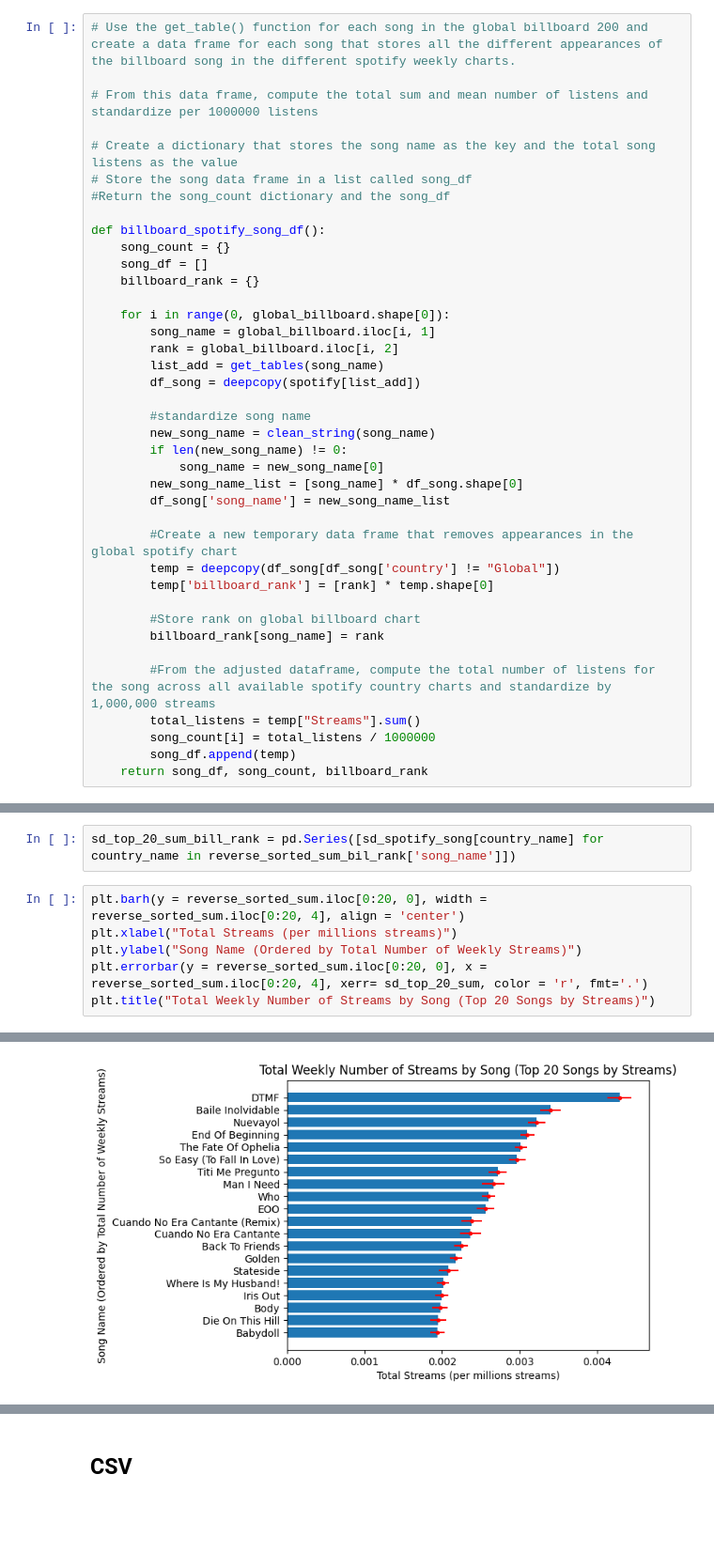
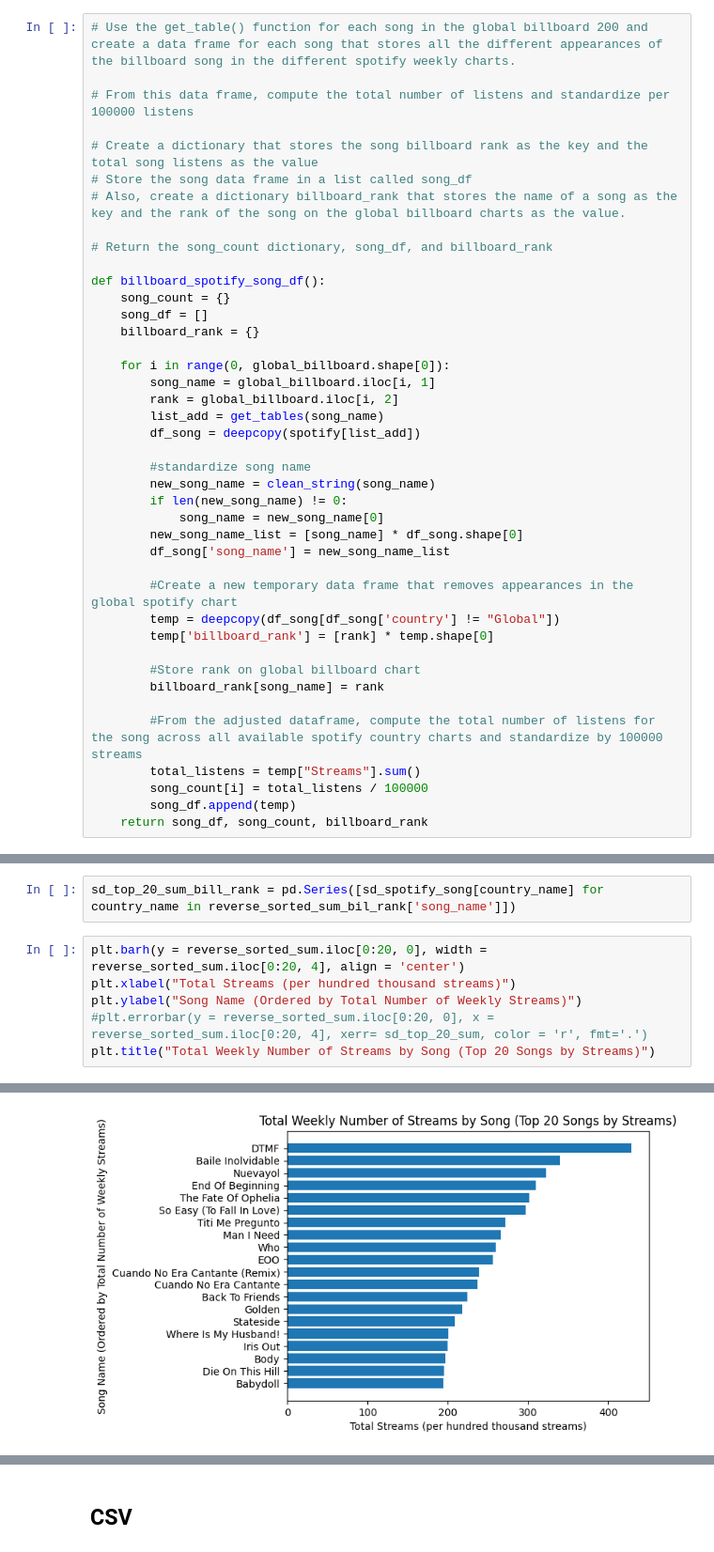
Before and after one commit to pvcampos-stack/220FinalProject_BillboardData, a Jupyter notebook: scraping_analysis/ExploratoryAnalysis.ipynb, the cells around one changed output, grey strips where cells are left out. Shown at 94% size. Cells and saved outputs as stored; diff of their text form; blank space fills up the shorter version.

```diff
--- a/scraping_analysis/ExploratoryAnalysis.ipynb
+++ b/scraping_analysis/ExploratoryAnalysis.ipynb
@@ -106,11 +184,13 @@ def get_tables(name):
 # %%
 # Use the get_table() function for each song in the global billboard 200 and create a data frame for each song that stores all the different appearances of the billboard song in the different spotify weekly charts.
 
-# From this data frame, compute the total sum and mean number of listens and standardize per 1000000 listens
+# From this data frame, compute the total number of listens and standardize per 100000 listens
 
-# Create a dictionary that stores the song name as the key and the total song listens as the value
+# Create a dictionary that stores the song billboard rank as the key and the total song listens as the value
 # Store the song data frame in a list called song_df
-#Return the song_count dictionary and the song_df
+# Also, create a dictionary billboard_rank that stores the name of a song as the key and the rank of the song on the global billboard charts as the value.
+
+# Return the song_count dictionary, song_df, and billboard_rank
 
 def billboard_spotify_song_df():
     song_count = {}
@@ -137,9 +217,9 @@ def billboard_spotify_song_df():
         #Store rank on global billboard chart
         billboard_rank[song_name] = rank
 
-        #From the adjusted dataframe, compute the total number of listens for the song across all available spotify country charts and standardize by 1,000,000 streams
+        #From the adjusted dataframe, compute the total number of listens for the song across all available spotify country charts and standardize by 100000 streams
         total_listens = temp["Streams"].sum()
-        song_count[i] = total_listens / 1000000
+        song_count[i] = total_listens / 100000
         song_df.append(temp)
     return song_df, song_count, billboard_rank
 # %%
@@ -544,12 +694,12 @@ reverse_sorted_sum_bil_rank
 sd_top_20_sum_bill_rank = pd.Series([sd_spotify_song[country_name] for country_name in reverse_sorted_sum_bil_rank['song_name']])
 # %%
 plt.barh(y = reverse_sorted_sum.iloc[0:20, 0], width = reverse_sorted_sum.iloc[0:20, 4], align = 'center')
-plt.xlabel("Total Streams (per millions streams)")
+plt.xlabel("Total Streams (per hundred thousand streams)")
 plt.ylabel("Song Name (Ordered by Total Number of Weekly Streams)")
-plt.errorbar(y = reverse_sorted_sum.iloc[0:20, 0], x = reverse_sorted_sum.iloc[0:20, 4], xerr= sd_top_20_sum, color = 'r', fmt='.')
+#plt.errorbar(y = reverse_sorted_sum.iloc[0:20, 0], x = reverse_sorted_sum.iloc[0:20, 4], xerr= sd_top_20_sum, color = 'r', fmt='.')
 plt.title("Total Weekly Number of Streams by Song (Top 20 Songs by Streams)")
 # %% [output]
 Text(0.5, 1.0, 'Total Weekly Number of Streams by Song (Top 20 Songs by Streams)')
-[figure, old version]
+[figure, new version]
 # %%
 plt.barh(y = reverse_sorted_sum_bil_rank.iloc[0:20, 0], width = reverse_sorted_sum_bil_rank.iloc[0:20, 4], align = 'center')
```
Also changed, not shown: parts of 48 cells of this notebook, 3 other files.
